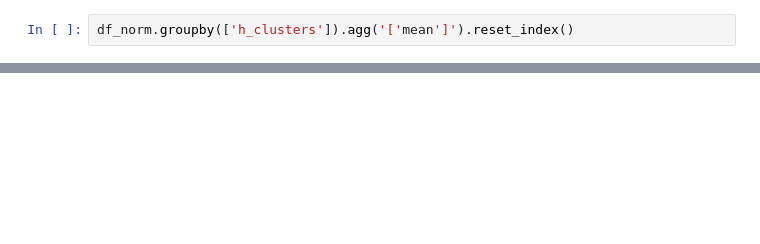
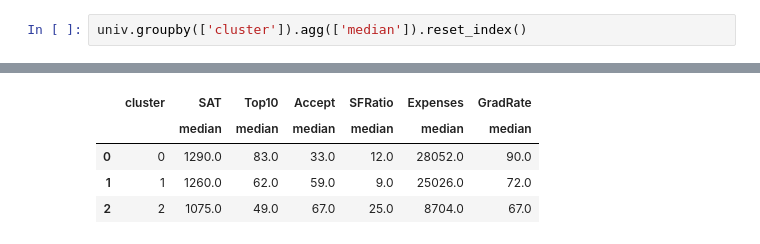
Before and after one commit to Umesh-Gadhave/Clustering, a Jupyter notebook: Hierarchical Clustering (2).ipynb, the cells around one changed output, grey strips where cells are left out. Cells and saved outputs as stored; diff of their text form; blank space fills up the shorter version.

```diff
--- a/Hierarchical Clustering (2).ipynb
+++ b/Hierarchical Clustering (2).ipynb
@@ -97,3 +94,3 @@ df_norm
 # %%
-df_norm.groupby(['h_clusters']).agg('['mean']').reset_index()
+univ.groupby(['cluster']).agg(['median']).reset_index()
 # %% [output]
@@ -100,0 +97,5 @@ SyntaxError: invalid syntax (Temp/ipykernel_5760/3091859677.py, line 1)
+|  | cluster | SAT | Top10 | Accept | SFRatio | Expenses | GradRate |
+|  |  | median | median | median | median | median | median |
+| 0 | 0 | 1290.0 | 83.0 | 33.0 | 12.0 | 28052.0 | 90.0 |
+| 1 | 1 | 1260.0 | 62.0 | 59.0 | 9.0 | 25026.0 | 72.0 |
+| 2 | 2 | 1075.0 | 49.0 | 67.0 | 25.0 | 8704.0 | 67.0 |
```
Also changed, not shown: parts of 23 cells of this notebook, 1 other file.
